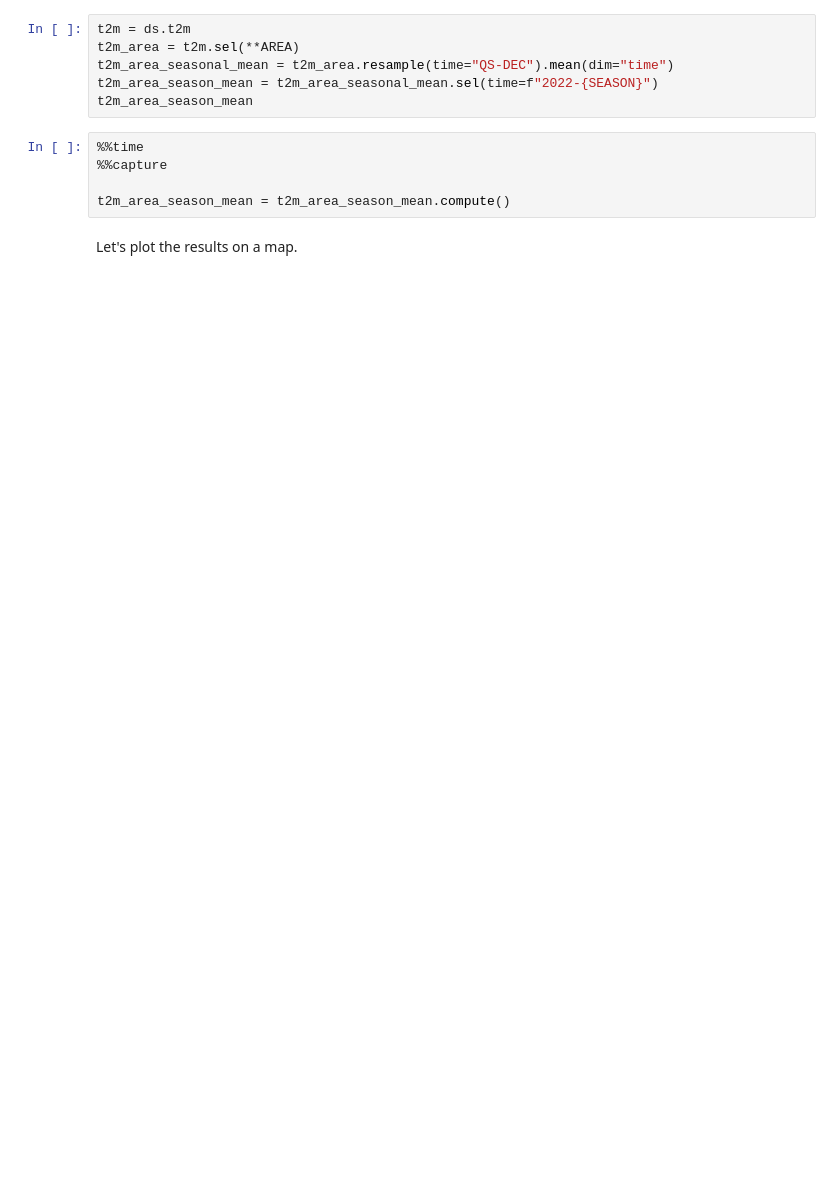
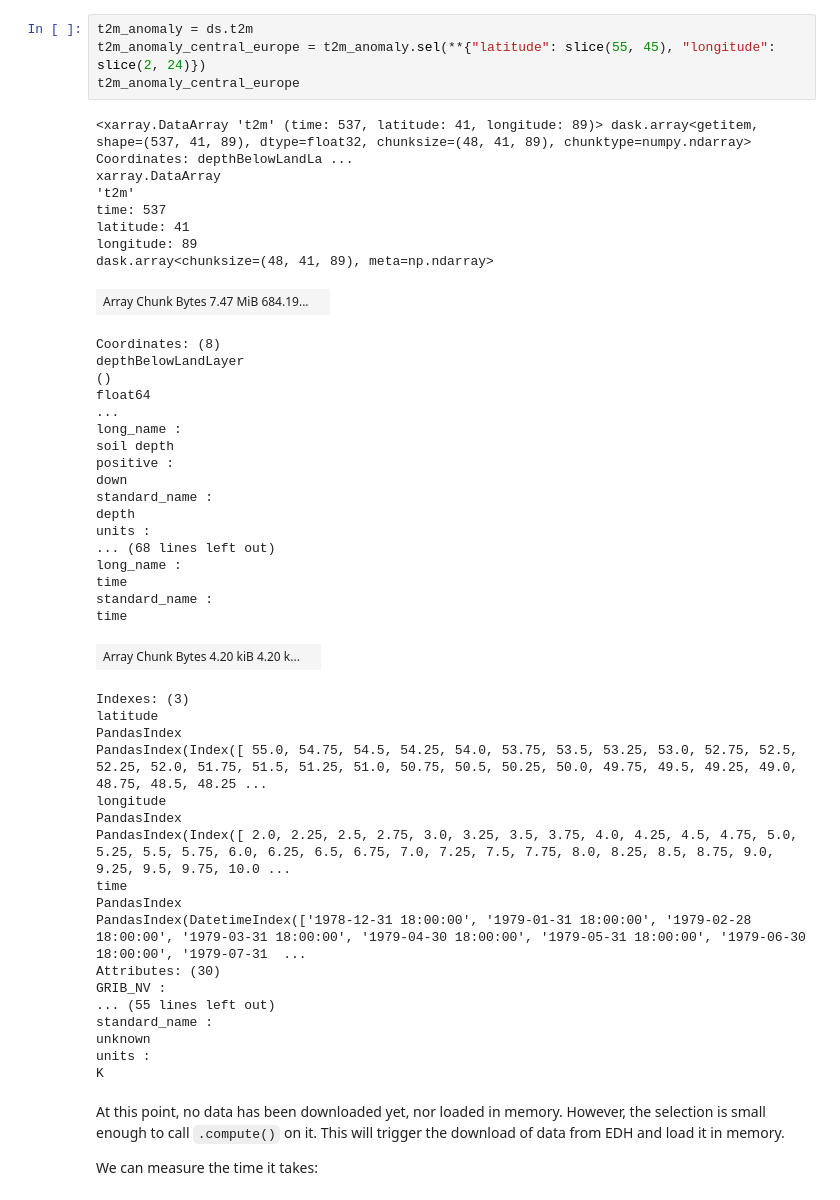
Before and after one commit to bopen/earthdatahub-notebooks, a Jupyter notebook: use-cases/tutorial-era5-ecv-for-climate-change.ipynb, the cells around one changed output. Saved outputs shown, nothing was run; the diff lists cells and outputs as text; blank space fills up the shorter version.

```diff
--- a/use-cases/tutorial-era5-ecv-for-climate-change.ipynb
+++ b/use-cases/tutorial-era5-ecv-for-climate-change.ipynb
@@ -28,13 +143,52 @@ Note that the operations prescribed in the following lines are actually performe
 # %%
-t2m = ds.t2m
-t2m_area = t2m.sel(**AREA)
-t2m_area_seasonal_mean = t2m_area.resample(time="QS-DEC").mean(dim="time")
-t2m_area_season_mean = t2m_area_seasonal_mean.sel(time=f"2022-{SEASON}")
-t2m_area_season_mean
+t2m_anomaly = ds.t2m
+t2m_anomaly_central_europe = t2m_anomaly.sel(**{"latitude": slice(55, 45), "longitude": slice(2, 24)})
+t2m_anomaly_central_europe
+# %% [output]
+<xarray.DataArray 't2m' (time: 537, latitude: 41, longitude: 89)> dask.array<getitem, shape=(537, 41, 89), dtype=float32, chunksize=(48, 41, 89), chunktype=numpy.ndarray> Coordinates: depthBelowLandLa ...
+xarray.DataArray
+'t2m'
+time: 537
+latitude: 41
+longitude: 89
+dask.array<chunksize=(48, 41, 89), meta=np.ndarray>
+| Array Chunk Bytes 7.47 MiB 684.19... |  |
+Coordinates: (8)
+depthBelowLandLayer
+()
+float64
+...
+long_name :
+soil depth
+positive :
+down
+standard_name :
+depth
+units :
+... (68 lines left out)
+long_name :
+time
+standard_name :
+time
+| Array Chunk Bytes 4.20 kiB 4.20 k... |  |
+Indexes: (3)
+latitude
+PandasIndex
+PandasIndex(Index([ 55.0, 54.75, 54.5, 54.25, 54.0, 53.75, 53.5, 53.25, 53.0, 52.75, 52.5, 52.25, 52.0, 51.75, 51.5, 51.25, 51.0, 50.75, 50.5, 50.25, 50.0, 49.75, 49.5, 49.25, 49.0, 48.75, 48.5, 48.25 ...
+longitude
+PandasIndex
+PandasIndex(Index([ 2.0, 2.25, 2.5, 2.75, 3.0, 3.25, 3.5, 3.75, 4.0, 4.25, 4.5, 4.75, 5.0, 5.25, 5.5, 5.75, 6.0, 6.25, 6.5, 6.75, 7.0, 7.25, 7.5, 7.75, 8.0, 8.25, 8.5, 8.75, 9.0, 9.25, 9.5, 9.75, 10.0 ...
+time
+PandasIndex
+PandasIndex(DatetimeIndex(['1978-12-31 18:00:00', '1979-01-31 18:00:00', '1979-02-28 18:00:00', '1979-03-31 18:00:00', '1979-04-30 18:00:00', '1979-05-31 18:00:00', '1979-06-30 18:00:00', '1979-07-31  ...
+Attributes: (30)
+GRIB_NV :
+... (55 lines left out)
+standard_name :
+unknown
+units :
+K
-# %%
-%%time
-%%capture
-
-t2m_area_season_mean = t2m_area_season_mean.compute()
-# %% [markdown]
-Let's plot the results on a map.
+# %% [markdown]
+At this point, no data has been downloaded yet, nor loaded in memory. However, the selection is small enough to call `.compute()` on it. This will trigger the download of data from EDH and load it in memory.
+
+We can measure the time it takes:
```
Also changed, not shown: parts of 29 cells of this notebook.
